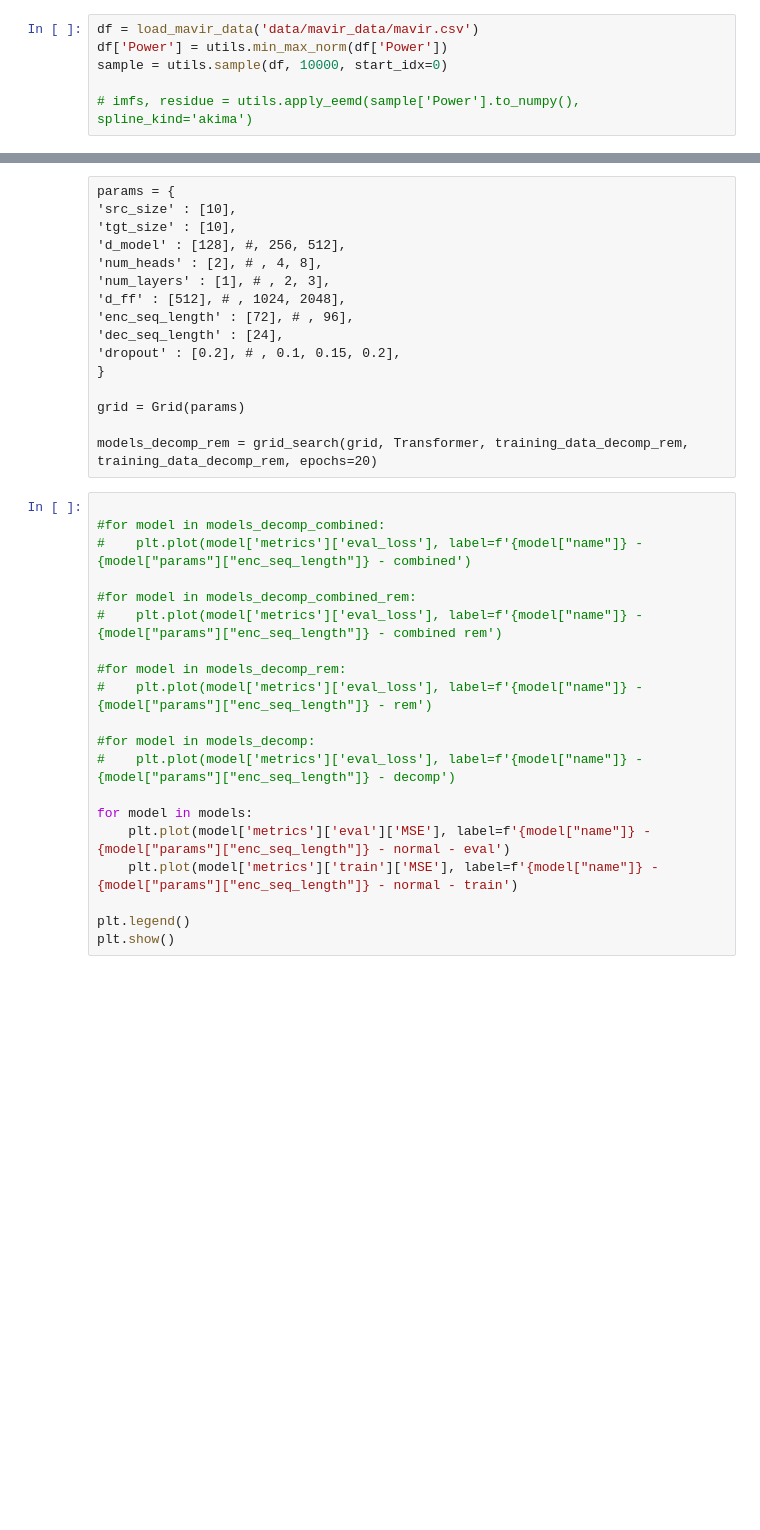
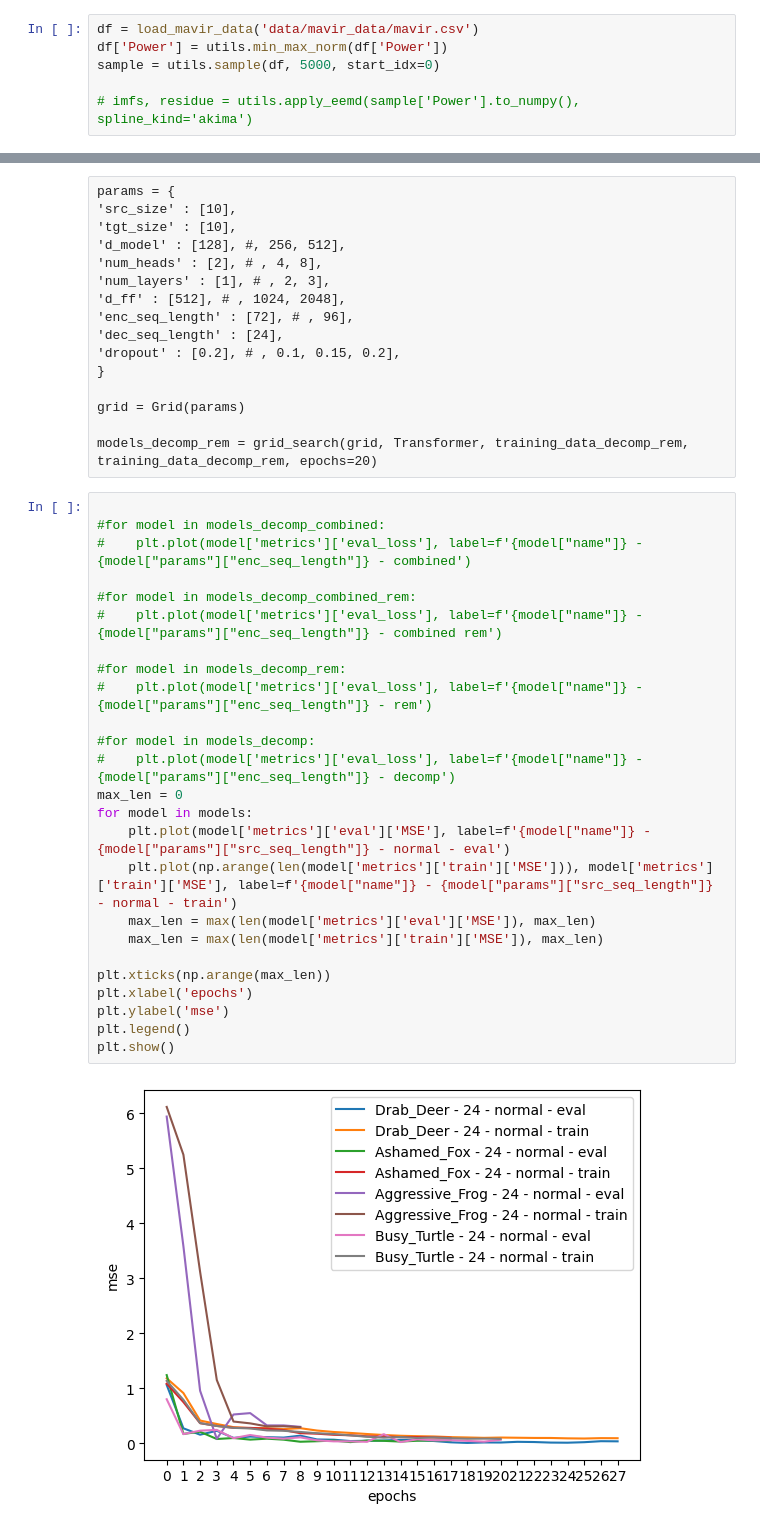
Before and after one commit to aszfaltos/wp_former, a Jupyter notebook: training_experiments.ipynb, the cells around one changed output, grey strips where cells are left out. Saved outputs shown, nothing was run; the diff lists cells and outputs as text; blank space fills up the shorter version.

Commit message:
Standardizing training configurations

```diff
--- a/training_experiments.ipynb
+++ b/training_experiments.ipynb
@@ -10,7 +10,7 @@ import utils
 # %%
 df = load_mavir_data('data/mavir_data/mavir.csv')
 df['Power'] = utils.min_max_norm(df['Power'])
-sample = utils.sample(df, 10000, start_idx=0)
+sample = utils.sample(df, 5000, start_idx=0)
 
 # imfs, residue = utils.apply_eemd(sample['Power'].to_numpy(), spline_kind='akima')
 # %%
@@ -113,23 +159,30 @@ models_decomp_rem = grid_search(grid, Transformer, training_data_decomp_rem, tra
 # %%
 
 #for model in models_decomp_combined:
 #    plt.plot(model['metrics']['eval_loss'], label=f'{model["name"]} - {model["params"]["enc_seq_length"]} - combined')
 
 #for model in models_decomp_combined_rem:
 #    plt.plot(model['metrics']['eval_loss'], label=f'{model["name"]} - {model["params"]["enc_seq_length"]} - combined rem')
 
 #for model in models_decomp_rem:
 #    plt.plot(model['metrics']['eval_loss'], label=f'{model["name"]} - {model["params"]["enc_seq_length"]} - rem')
 
 #for model in models_decomp:
 #    plt.plot(model['metrics']['eval_loss'], label=f'{model["name"]} - {model["params"]["enc_seq_length"]} - decomp')
+max_len = 0
+for model in models:
+    plt.plot(model['metrics']['eval']['MSE'], label=f'{model["name"]} - {model["params"]["src_seq_length"]} - normal - eval')
+    plt.plot(np.arange(len(model['metrics']['train']['MSE'])), model['metrics']['train']['MSE'], label=f'{model["name"]} - {model["params"]["src_seq_length"]} - normal - train')
+    max_len = max(len(model['metrics']['eval']['MSE']), max_len)
+    max_len = max(len(model['metrics']['train']['MSE']), max_len)
 
-for model in models:
-    plt.plot(model['metrics']['eval']['MSE'], label=f'{model["name"]} - {model["params"]["enc_seq_length"]} - normal - eval')
-    plt.plot(model['metrics']['train']['MSE'], label=f'{model["name"]} - {model["params"]["enc_seq_length"]} - normal - train')
-
+plt.xticks(np.arange(max_len))
+plt.xlabel('epochs')
+plt.ylabel('mse')
 plt.legend()
 plt.show()
+# %% [output]
+[figure, added]
 # %%
 from trainer_lib.datasets import TimeSeriesWindowedTensorDataset, TimeSeriesWindowedDatasetConfig
 
```
Also changed, not shown: parts of 3 cells of this notebook, 7 other files.
